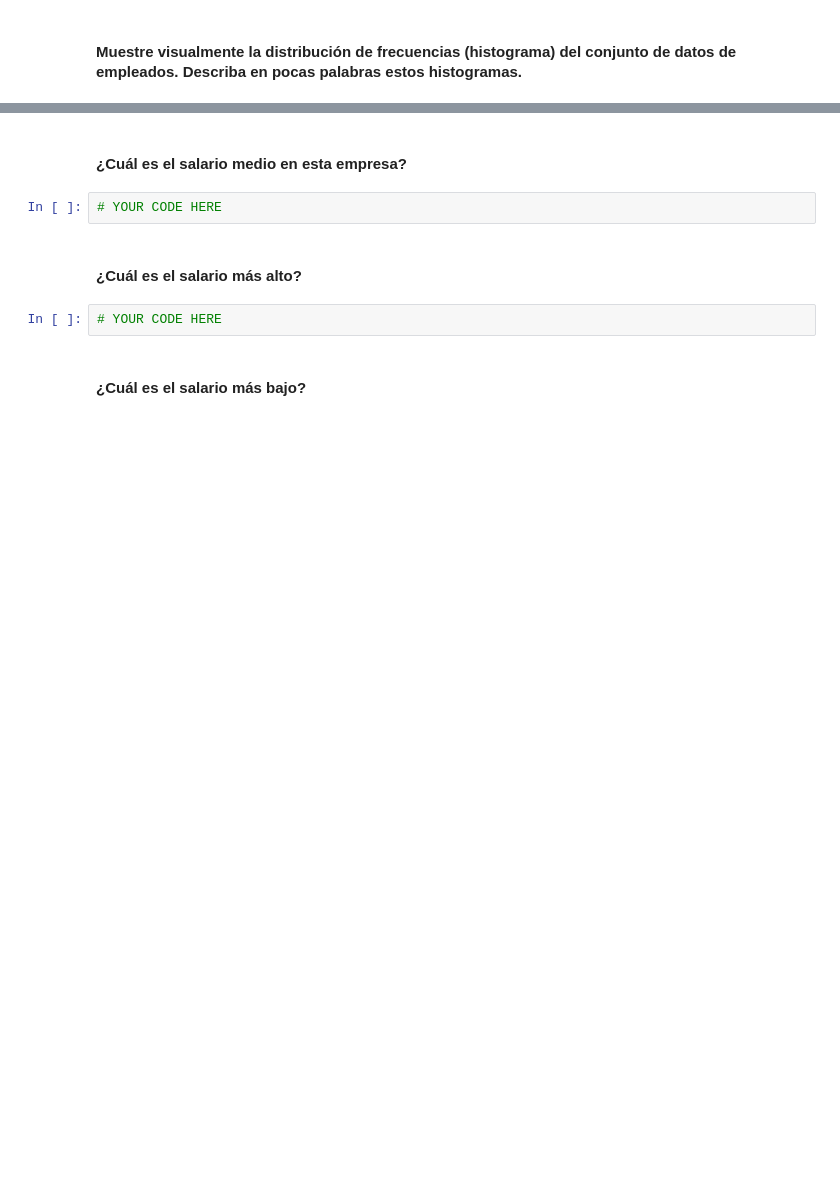
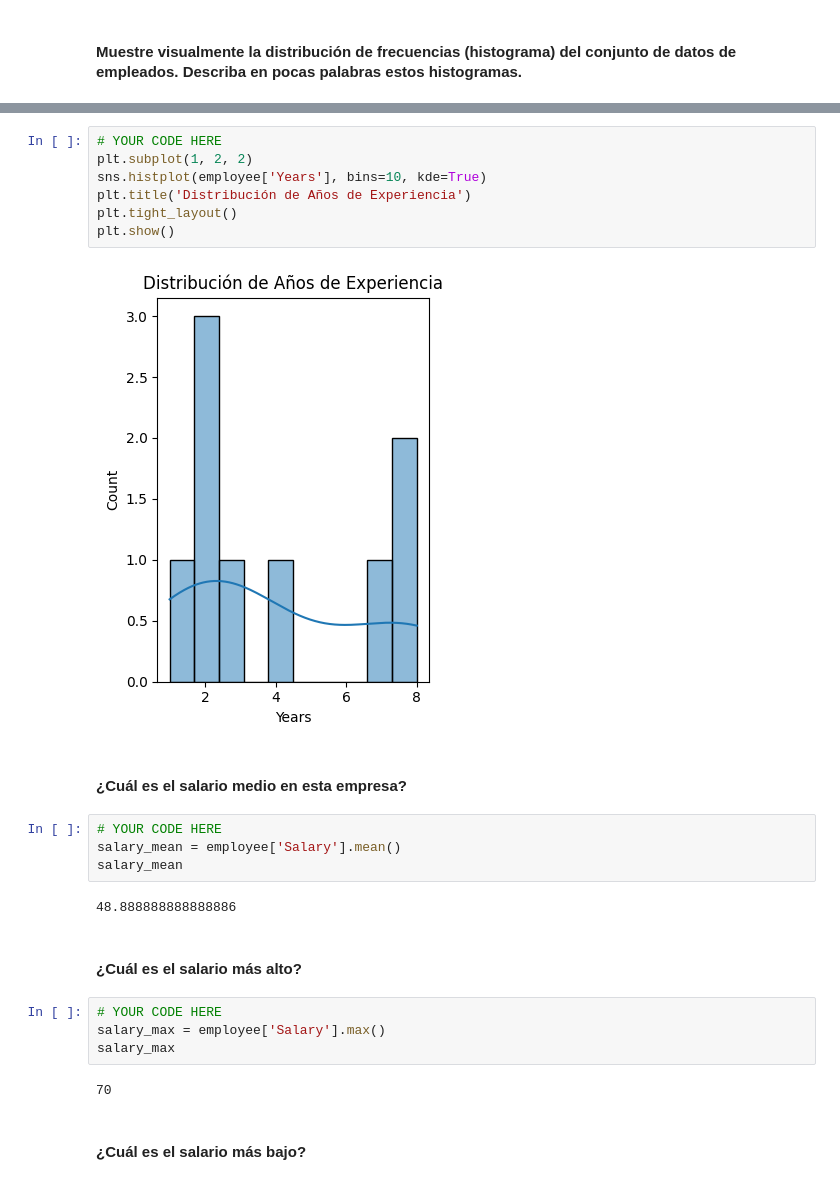
Before and after one commit to ToniMorales6/lab-descriptive-stats-es, a Jupyter notebook: your-code/main.ipynb, the cells around one changed output, grey strips where cells are left out. Cells and saved outputs as stored; diff of their text form; blank space fills up the shorter version.

```diff
--- a/your-code/main.ipynb
+++ b/your-code/main.ipynb
@@ -139,11 +152,28 @@ employee = pd.read_csv('Employee.csv')
+# %%
+# YOUR CODE HERE
+plt.subplot(1, 2, 2)
+sns.histplot(employee['Years'], bins=10, kde=True)
+plt.title('Distribución de Años de Experiencia')
+plt.tight_layout()
+plt.show()
+# %% [output]
+[figure, added]
 # %% [markdown]
 #### ¿Cuál es el salario medio en esta empresa?
 # %%
 # YOUR CODE HERE
+salary_mean = employee['Salary'].mean()
+salary_mean
+# %% [output]
+48.888888888888886
 # %% [markdown]
 #### ¿Cuál es el salario más alto?
 # %%
 # YOUR CODE HERE
+salary_max = employee['Salary'].max()
+salary_max
+# %% [output]
+70
 # %% [markdown]
 #### ¿Cuál es el salario más bajo?
 # %%
```
Also changed, not shown: parts of 11 cells of this notebook.
